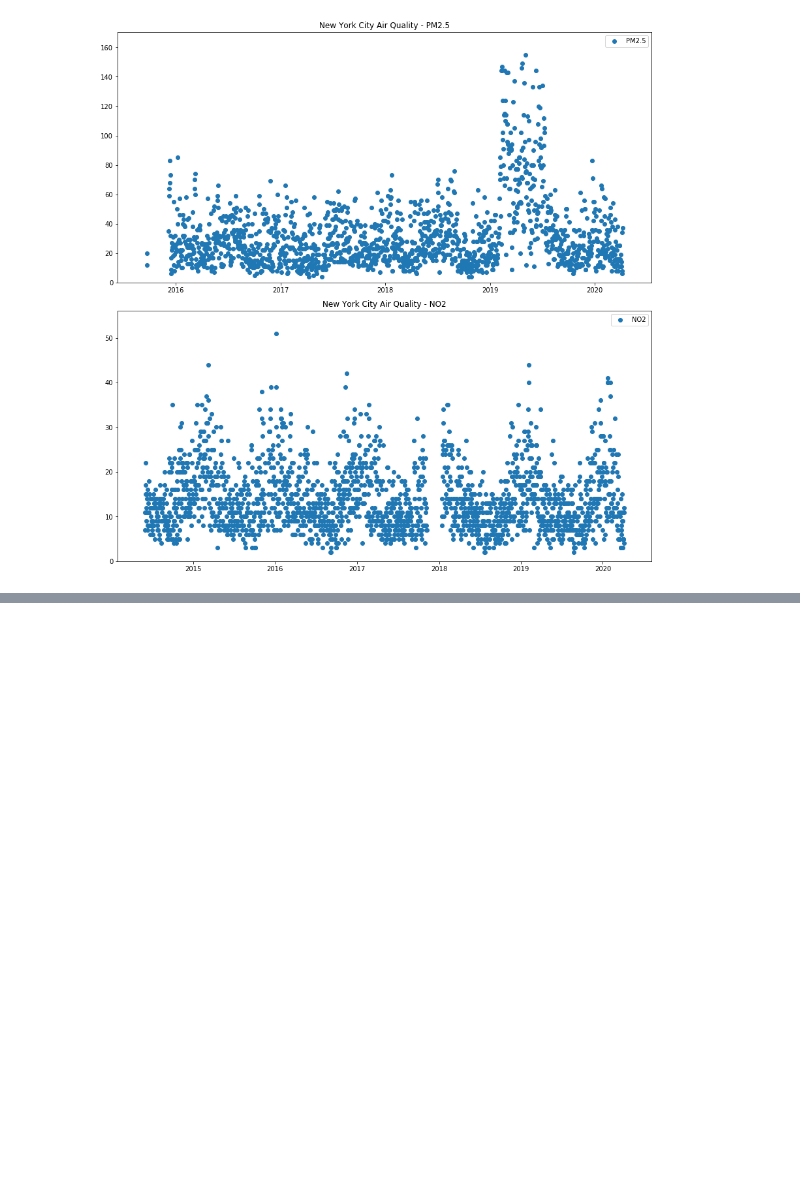
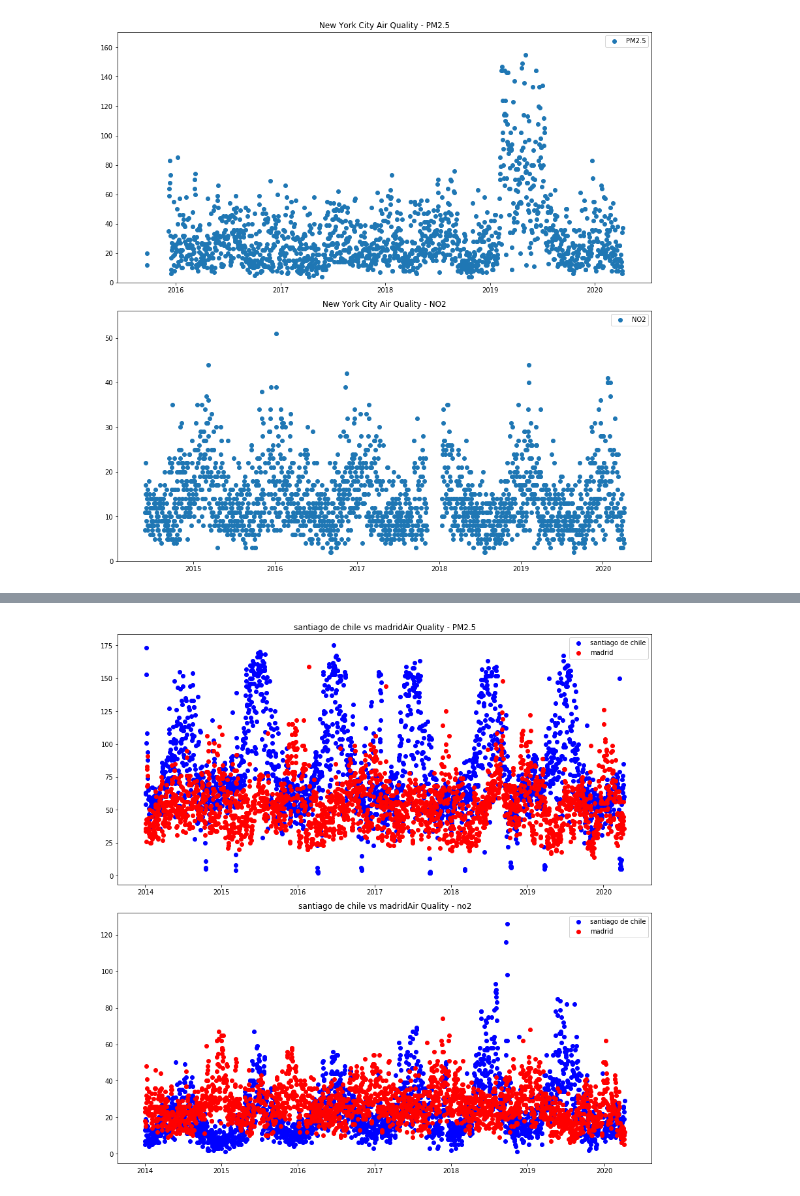
Before and after one commit to taylorjbritt/capstone1, a Jupyter notebook: notebooks/multicity.ipynb, the cells around one changed output, grey strips where cells are left out. Drawn from its saved outputs; the diff is of its cells as text; code cells hidden in the pictures; blank space fills up the shorter version.

```diff
--- a/notebooks/multicity.ipynb
+++ b/notebooks/multicity.ipynb
@@ -2,6 +2,7 @@
 import pandas as pd
 import numpy as np
 import datetime
+from datetime import timedelta
 import matplotlib.pyplot as plt
 
 
@@ -20,3 +21,7 @@ santiago = unpickle('santiago')
 nyc = unpickle('nyc')
 
 la = unpickle('la')
+
+madrid = unpickle('madrid')
+
+sydney = unpickle('sydney')
@@ -53,0 +96,4 @@ plot_concentrations(nyc, 'New York City')
+# %%
+plot_concentrations_compare(santiago, 'santiago de chile', madrid, 'madrid')
+# %% [output]
+[figure, added]
```
Also changed, not shown: parts of 38 cells of this notebook, 11 other files.
